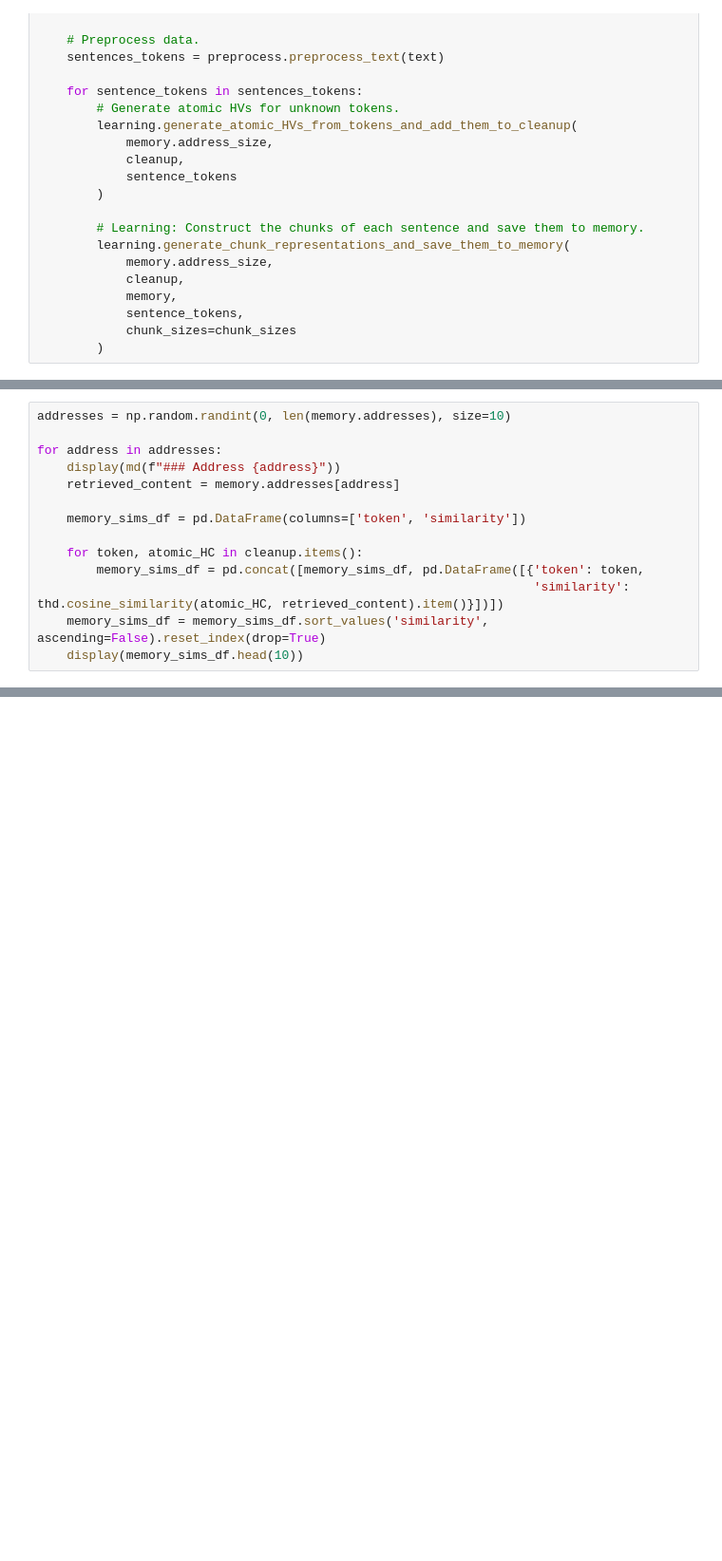
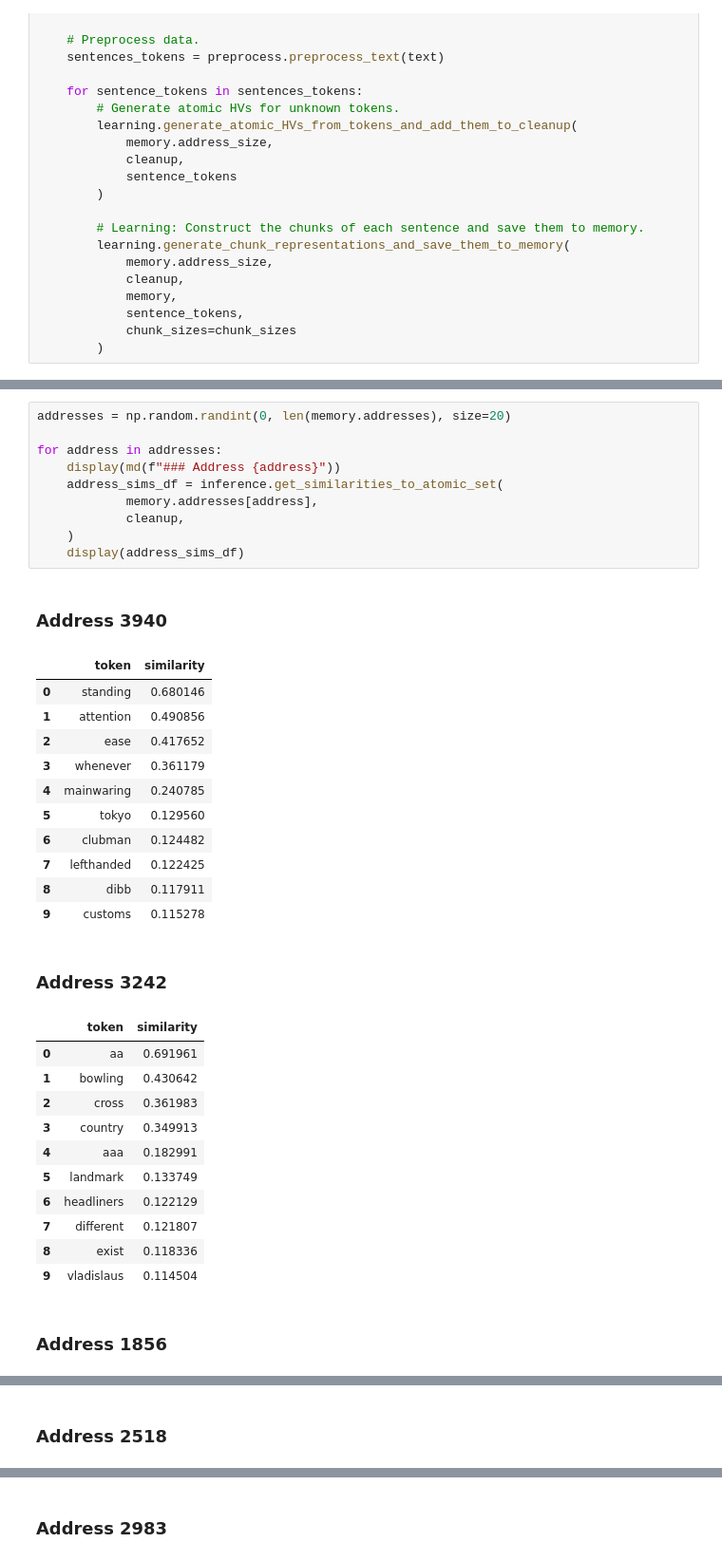
Before and after one commit to dfichiu/ba-thesis, a Jupyter notebook: src/experiments/experiment_wikipedia.ipynb, the cells around one changed output, grey strips where cells are left out. Shown at 95% size. Saved outputs shown, nothing was run; the diff lists cells and outputs as text; blank space fills up the shorter version.

```diff
--- a/src/experiments/experiment_wikipedia.ipynb
+++ b/src/experiments/experiment_wikipedia.ipynb
@@ -209,14 +226,36 @@ SyntaxError: invalid syntax (3448390241.py, line 11)
 # %%
-addresses = np.random.randint(0, len(memory.addresses), size=10)
+addresses = np.random.randint(0, len(memory.addresses), size=20)
 
 for address in addresses:
     display(md(f"### Address {address}"))
-    retrieved_content = memory.addresses[address]
-
-    memory_sims_df = pd.DataFrame(columns=['token', 'similarity'])
-
-    for token, atomic_HC in cleanup.items():
-        memory_sims_df = pd.concat([memory_sims_df, pd.DataFrame([{'token': token,
-                                                                   'similarity': thd.cosine_similarity(atomic_HC, retrieved_content).item()}])])
-    memory_sims_df = memory_sims_df.sort_values('similarity', ascending=False).reset_index(drop=True)
-    display(memory_sims_df.head(10))
+    address_sims_df = inference.get_similarities_to_atomic_set(
+            memory.addresses[address],
+            cleanup,
+    )
+    display(address_sims_df)
+# %% [output]
+### Address 3940
+|  | token | similarity |
+| 0 | standing | 0.680146 |
+| 1 | attention | 0.490856 |
+| 2 | ease | 0.417652 |
+| 3 | whenever | 0.361179 |
+| 4 | mainwaring | 0.240785 |
+| 5 | tokyo | 0.129560 |
+| 6 | clubman | 0.124482 |
+| 7 | lefthanded | 0.122425 |
+| 8 | dibb | 0.117911 |
+| 9 | customs | 0.115278 |
+### Address 3242
+|  | token | similarity |
+| 0 | aa | 0.691961 |
+| 1 | bowling | 0.430642 |
+| 2 | cross | 0.361983 |
+| 3 | country | 0.349913 |
+| 4 | aaa | 0.182991 |
+| 5 | landmark | 0.133749 |
+| 6 | headliners | 0.122129 |
+| 7 | different | 0.121807 |
+| 8 | exist | 0.118336 |
+| 9 | vladislaus | 0.114504 |
+### Address 1856
@@ -222,0 +273 @@ for address in addresses:
+### Address 2518
@@ -222,0 +285 @@ for address in addresses:
+### Address 2983
```
Also changed, not shown: parts of 18 cells of this notebook, 6 other files.
